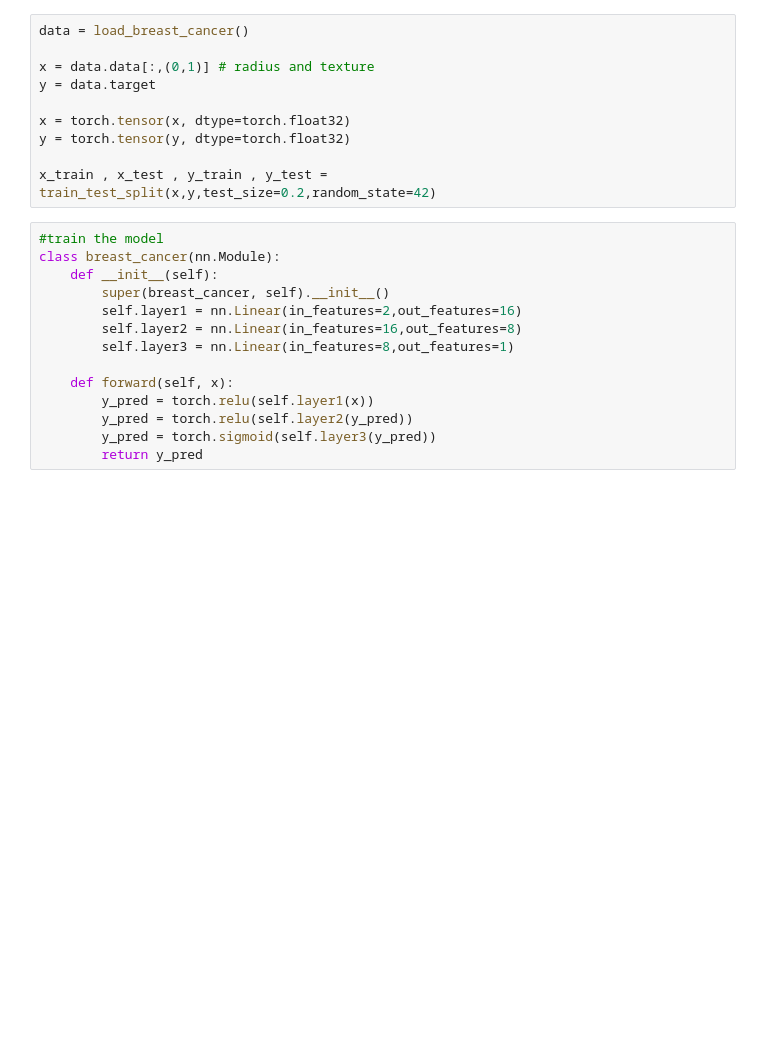
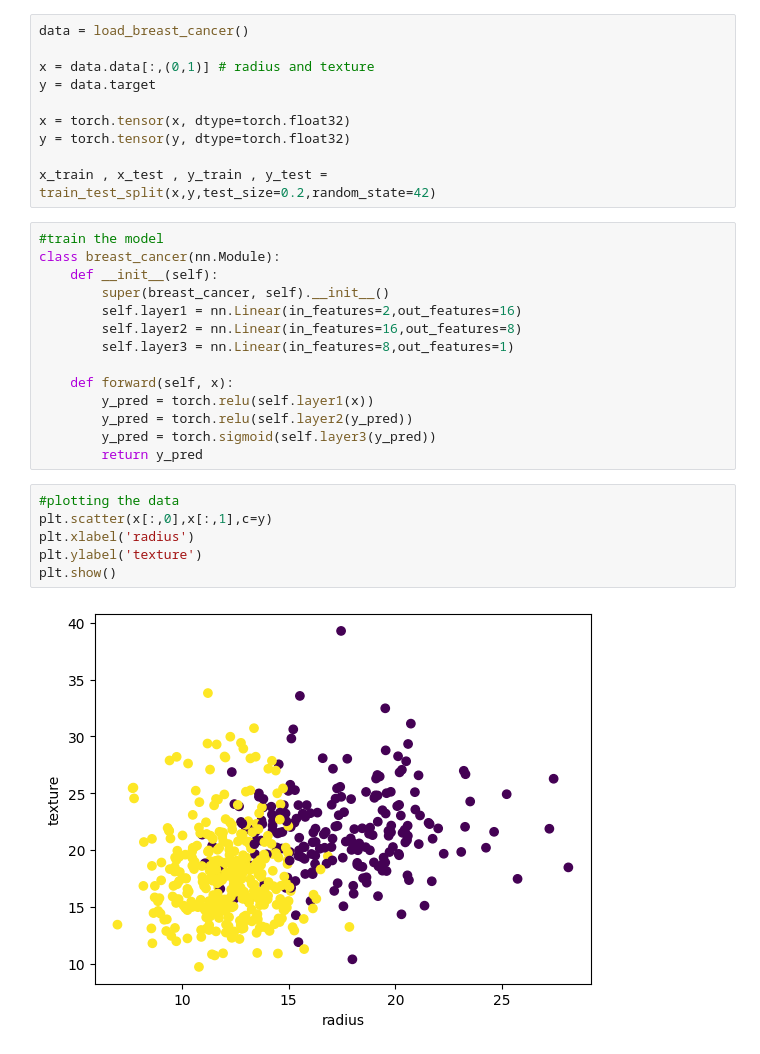
Before and after one commit to abdelrahman7124/deep-learning, a Jupyter notebook: task.ipynb, the cells around one changed output. Cells and saved outputs as stored; diff of their text form; blank space fills up the shorter version.

```diff
--- a/task.ipynb
+++ b/task.ipynb
@@ -29,6 +29,14 @@ class breast_cancer(nn.Module):
         y_pred = torch.relu(self.layer2(y_pred))
         y_pred = torch.sigmoid(self.layer3(y_pred))
         return y_pred
+# %%
+#plotting the data
+plt.scatter(x[:,0],x[:,1],c=y)
+plt.xlabel('radius')
+plt.ylabel('texture')
+plt.show()
+# %% [output]
+[figure, added]
 # %%
 torch.manual_seed(42)
 model = breast_cancer()
```
Also changed, not shown: parts of 2 cells of this notebook.
